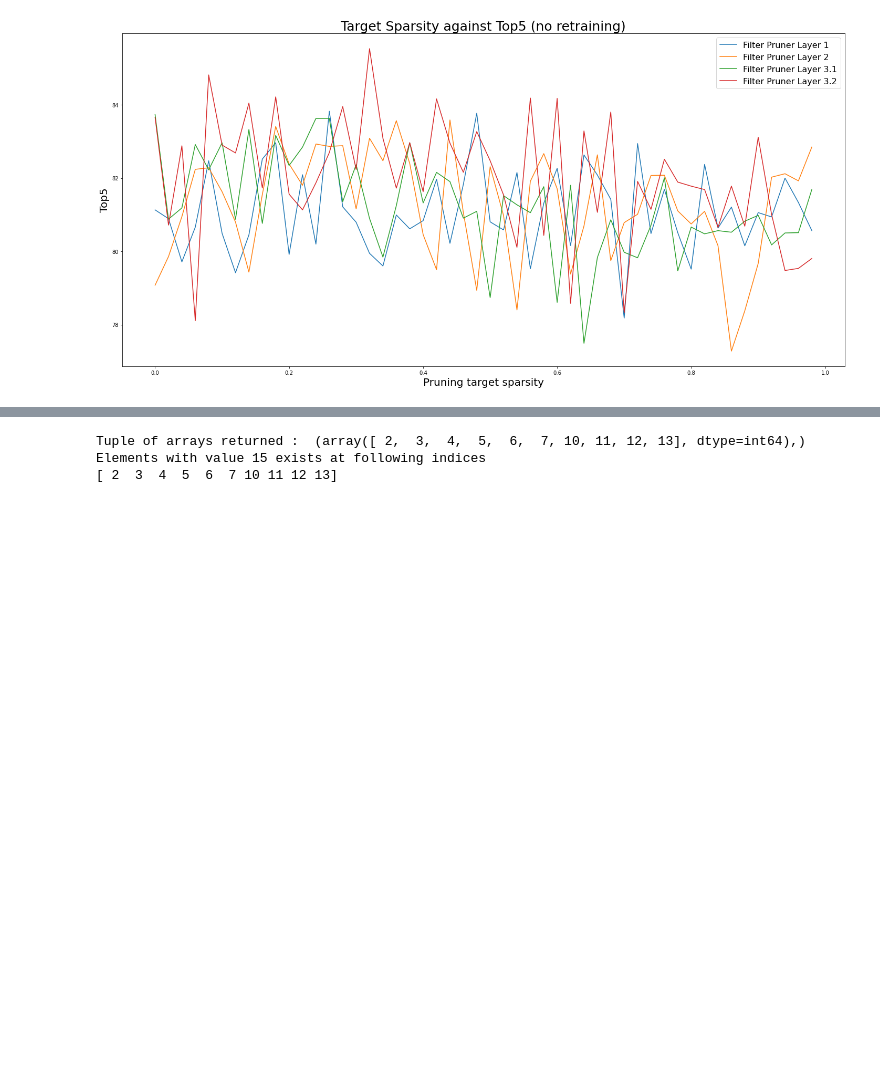
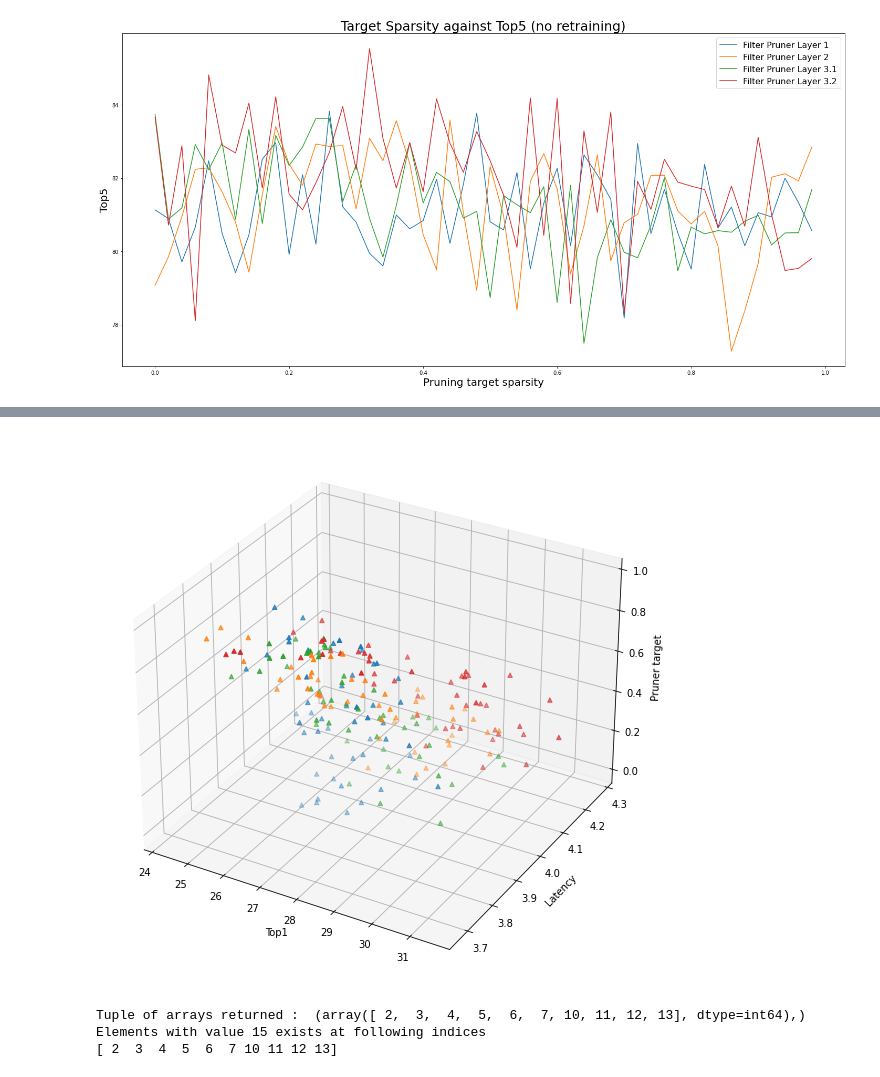
Before and after one commit to friedforfun/Dissertation, a Jupyter notebook: DataVisualisation/Datavis.ipynb, the cells around one changed output, grey strips where cells are left out. Cells and saved outputs as stored; diff of their text form; code cells hidden in the pictures; blank space fills up the shorter version.

```diff
--- a/DataVisualisation/Datavis.ipynb
+++ b/DataVisualisation/Datavis.ipynb
@@ -206,7 +218,7 @@ def bin_data(data, target_num_groups):
 # %% [output]
 0
 # %%
-plot_pruners(latency_data, 'Latency', 'Target Sparsity against Latency (no retraining)')
+plot_pruners(latency_data, 'Latency', 'Target Sparsity against Latency (no retraining)', 'mean')
 # %% [output]
 [figure]
 # %%
@@ -218,7 +230,7 @@ plot_pruners(latency_data, 'Throughput', 'Target Sparsity against Throughput (no
 # %% [output]
 [figure]
 # %%
-plot_pruners(latency_data, 'Top1', 'Target Sparsity against Top1 (no retraining)')
+plot_pruners(latency_data, 'Top1', 'Target Sparsity against Top1 (no retraining)', 'mean')
 # %% [output]
 [figure]
 # %%
@@ -227,0 +309,6 @@ plot_pruners(latency_data, 'Top5', 'Target Sparsity against Top5 (no retraining)
+# %%
+fp_20 = sorted(build_line(latency_data.to_numpy(), 0, 4))
+x, y, z, w = bin_to_param_step(fp_20, 0.02)
+
+fp_20 = sorted(build_line(latency_data.to_numpy(), 0, 7))
+x, y_hat, z, w = bin_to_param_step(fp_20, 0.02)
@@ -228,3 +327,26 @@ plot_pruners(latency_data, 'Top5', 'Target Sparsity against Top5 (no retraining)
+# %%
+fig = plt.figure(figsize=(20,10))
+ax = fig.add_subplot(projection='3d')
+
+
+for i in range(4):
+    fp = sorted(build_line(latency_data.to_numpy(), i, 4))
+    x, y, z, w = bin_to_param_step(fp, 0.02)
+
+    fp = sorted(build_line(latency_data.to_numpy(), i, 7))
+    x, y_hat, z, w = bin_to_param_step(fp, 0.02)
+    xs = y_hat # array n elements long
+    ys = y
+    zs = x
+    ax.scatter(xs, ys, zs, marker=m)
+
+ax.set_xlabel('Top1')
+ax.set_ylabel('Latency')
+ax.set_zlabel('Pruner target')
+
+plt.show()
+# %% [output]
+[figure, added]
 # %%
 arr = np.array([11, 12, 13, 14, 15, 16, 17, 15, 11, 12, 14, 15, 16, 17])
 result = np.where(arr > 12)
```
Also changed, not shown: parts of 36 cells of this notebook.
